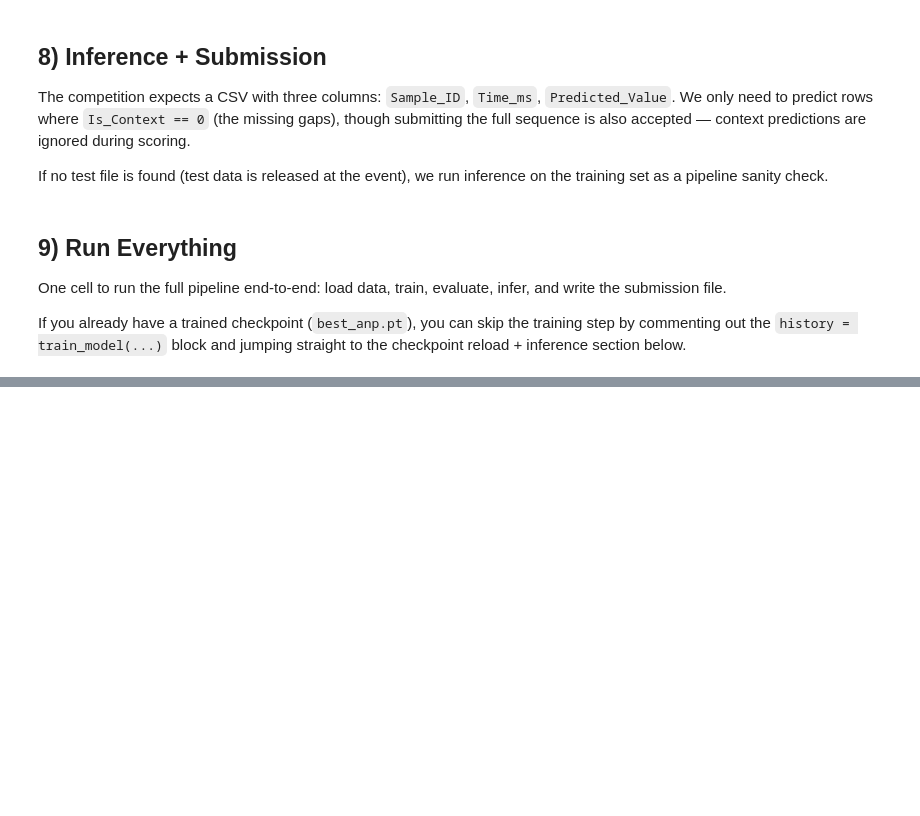
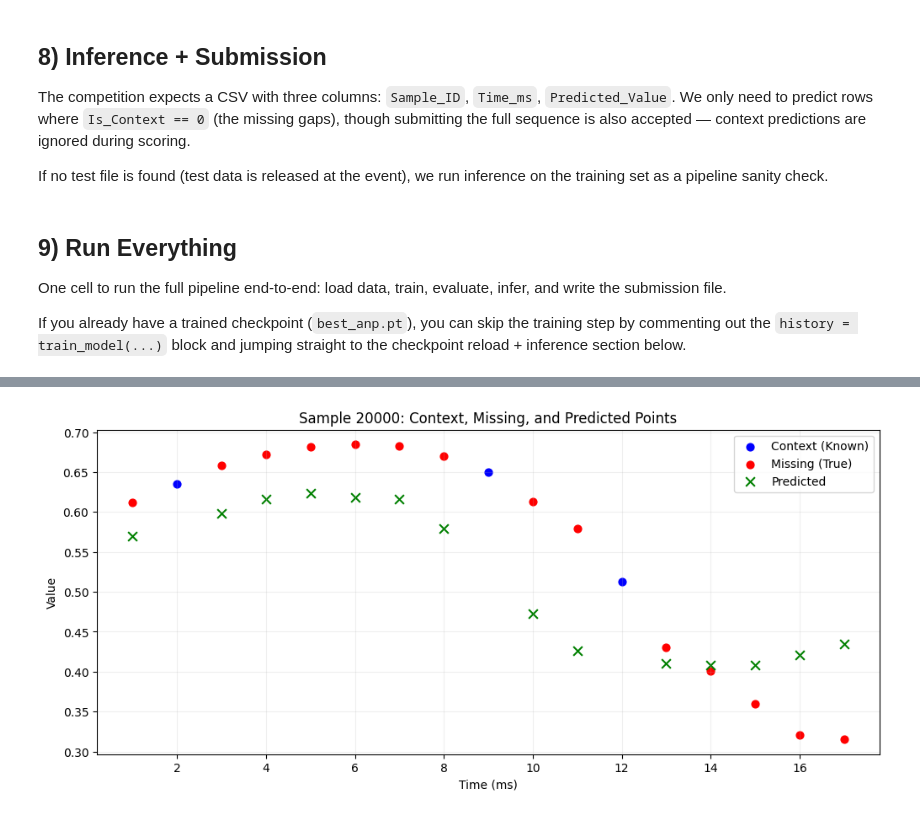
Before and after one commit to amancodes8/Spectral-Bridge, a Jupyter notebook: spectral_bridge_anp_notebook.ipynb, the cells around one changed output, grey strips where cells are left out. Cells and saved outputs as stored; diff of their text form; code cells hidden in the pictures; blank space fills up the shorter version.

Commit message:
test data

```diff
--- a/spectral_bridge_anp_notebook.ipynb
+++ b/spectral_bridge_anp_notebook.ipynb
@@ -1068,0 +1161,35 @@ KeyboardInterrupt:
+# %%
+# Visualization: Show context, missing, and predicted points
+import pandas as pd
+import matplotlib.pyplot as plt
+
+# Load test and submission data
+# (Adjust paths if needed)
+test_df = pd.read_csv('test.csv')
+pred_df = pd.read_csv('submission.csv')
+
+sample_id = test_df['Sample_ID'].iloc[0]  # Visualize the first sample (change as needed)
+test_sample = test_df[test_df['Sample_ID'] == sample_id]
+pred_sample = pred_df[pred_df['Sample_ID'] == sample_id]
+
+plt.figure(figsize=(12, 5))
+# Plot context points
+plt.scatter(test_sample[test_sample['Is_Context'] == 1]['Time_ms'],
+            test_sample[test_sample['Is_Context'] == 1]['Value'],
+            color='blue', label='Context (Known)', s=40)
+# Plot missing (target) points (ground truth)
+plt.scatter(test_sample[test_sample['Is_Context'] == 0]['Time_ms'],
+            test_sample[test_sample['Is_Context'] == 0]['Value'],
+            color='red', label='Missing (True)', s=40)
+# Plot predictions
+plt.scatter(pred_sample['Time_ms'], pred_sample['Predicted_Value'],
+            color='green', label='Predicted', marker='x', s=60)
+
+plt.title(f'Sample {sample_id}: Context, Missing, and Predicted Points')
+plt.xlabel('Time (ms)')
+plt.ylabel('Value')
+plt.legend()
+plt.grid(alpha=0.2)
+plt.show()
+# %% [output]
+[figure, added]
```
Also changed, not shown: parts of 6 cells of this notebook, 3 other files.
